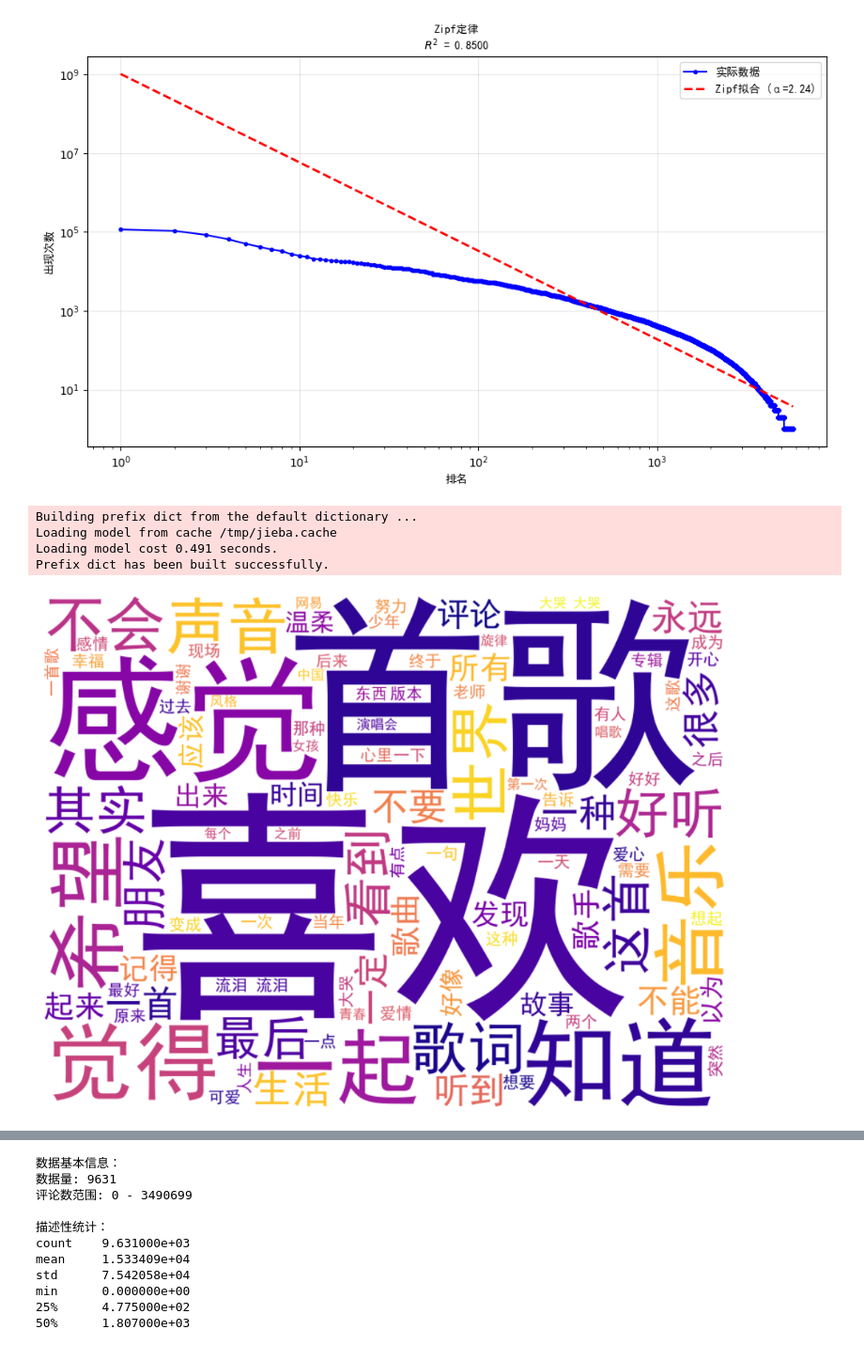
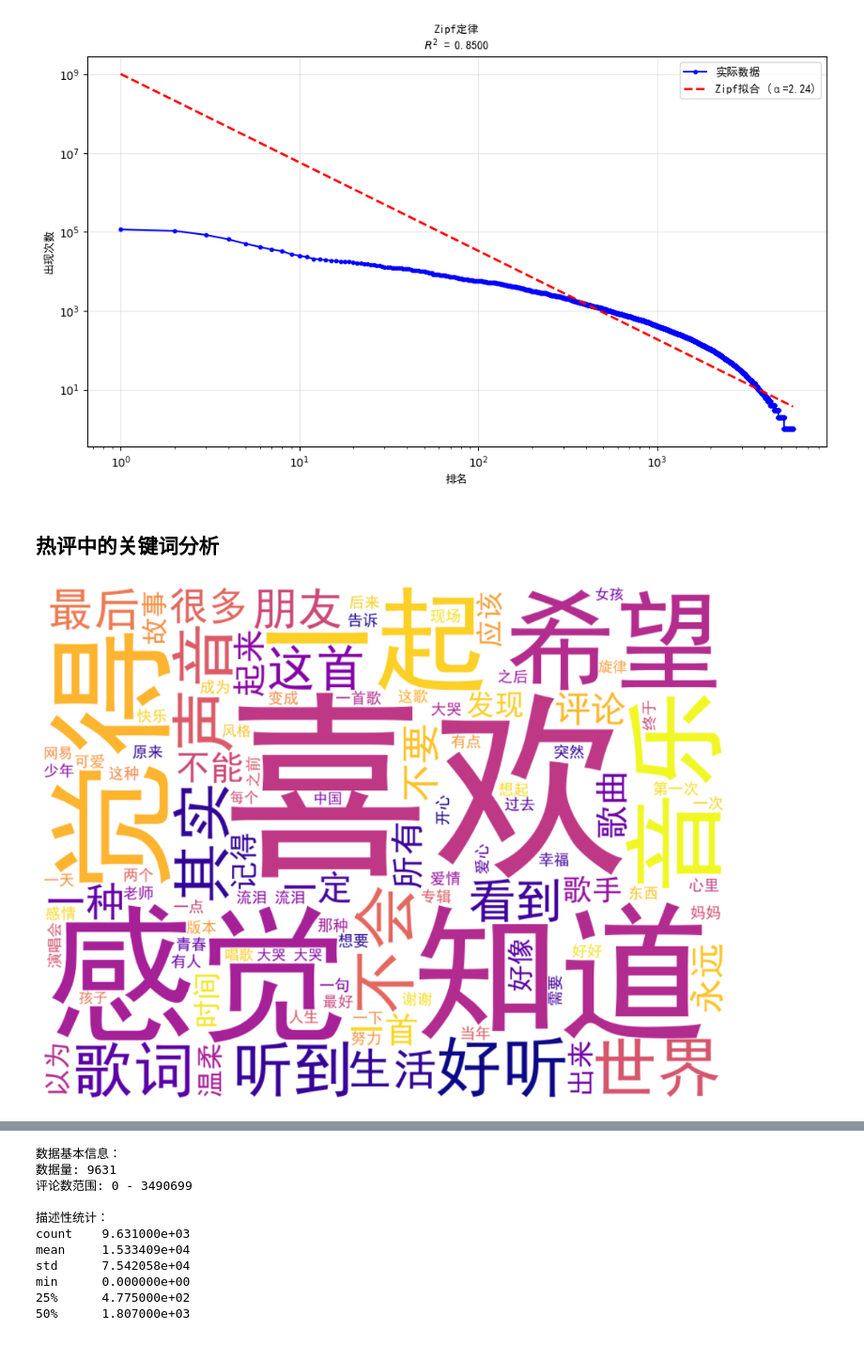
Before and after one commit to LiChengxi666/python_crawler, a Jupyter notebook: data_analyse.ipynb, the cells around one changed output, grey strips where cells are left out. Shown at 94% size. Saved outputs shown, nothing was run; the diff lists cells and outputs as text; code cells hidden in the pictures.

```diff
--- a/data_analyse.ipynb
+++ b/data_analyse.ipynb
@@ -152,6 +154,8 @@ plt.tight_layout()
 plt.show()
 # %% [output]
 [figure]
+# %% [markdown]
+## 热评中的关键词分析
 # %%
 import pandas as pd
 import jieba
@@ -190,7 +194,7 @@ basic_stopwords = {
 
         # 量词
         '一', '二', '三', '四', '五', '六', '七', '八', '九', '十',
-        '个', '只', '条', '张', '片', '块', '颗', '粒', '滴', '点', '首歌'
+        '个', '只', '条', '张', '片', '块', '颗', '粒', '滴', '点', '首歌',
 
         # 动词
         '有', '没有', '是', '不是', '能', '会', '要', '想', '看', '听',
@@ -226,31 +230,27 @@ for text in comments:
             ]
 
         all_words.extend(filtered_words)
-# %% [output]
-Building prefix dict from the default dictionary ...
-Loading model from cache /tmp/jieba.cache
-Loading model cost 0.491 seconds.
-Prefix dict has been built successfully.
 # %%
 # 绘制词云图
 text = ' '.join(all_words)
 wordcloud = WordCloud(
         font_path='simhei.ttf',
         width=800,
         height=600,
         background_color='white',
         max_words=100,
         relative_scaling=0.5,
-        colormap='plasma'
+        colormap='plasma',
+        stopwords=stopwords
     ).generate(text)
 
 plt.figure(figsize=(10, 8))
 plt.imshow(wordcloud, interpolation='bilinear')
 plt.axis('off')
 plt.tight_layout()
 plt.show()
 # %% [output]
-[figure, old version]
+[figure, new version]
 # %%
 top_n = 10
 # 统计词频并获取热词
```
Also changed, not shown: parts of 4 cells of this notebook, 1 other file.
